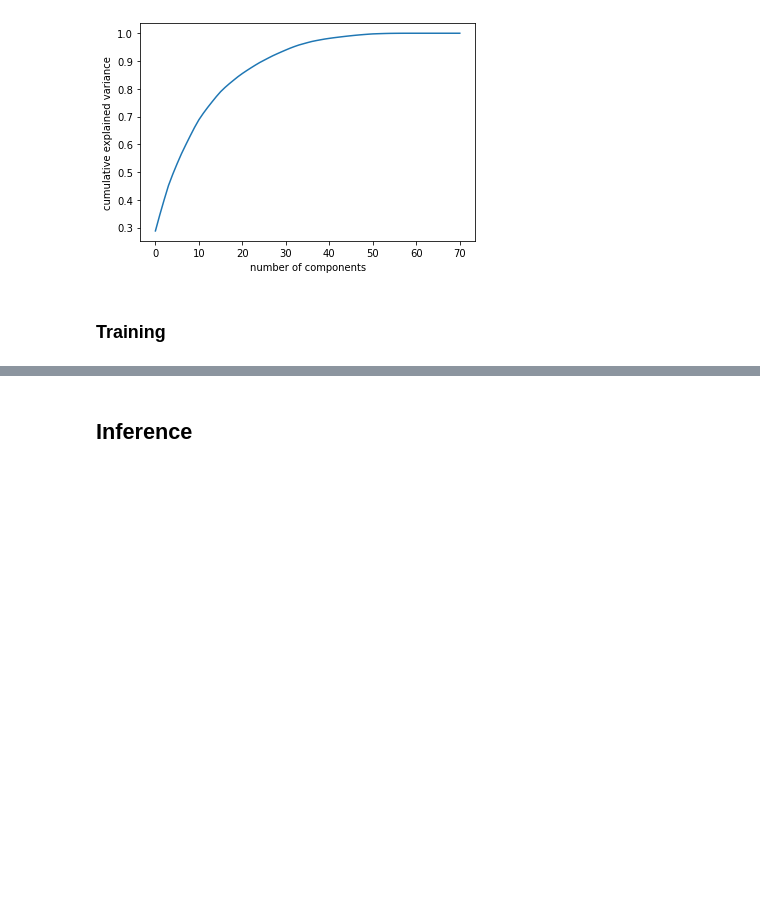
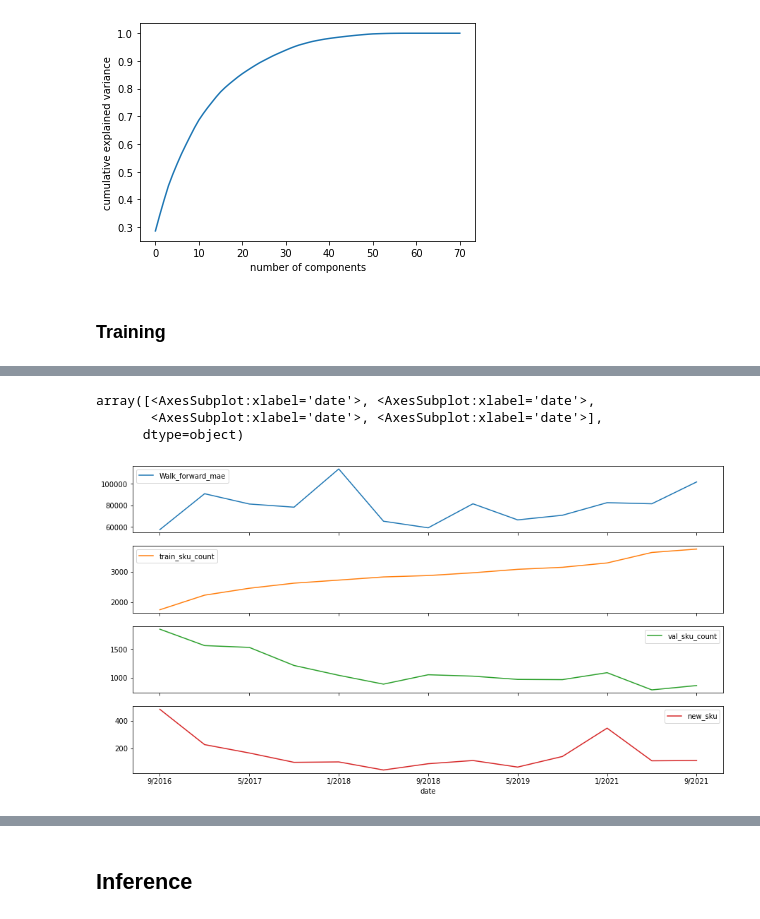
Before and after one commit to n3lly43/fossil-stock-forecasting-challenge, a Jupyter notebook: Fossil Demand Forecast Experiments.ipynb, the cells around one changed output, grey strips where cells are left out. Drawn from its saved outputs; the diff is of its cells as text; code cells hidden in the pictures; blank space fills up the shorter version.

```diff
--- a/Fossil Demand Forecast Experiments.ipynb
+++ b/Fossil Demand Forecast Experiments.ipynb
@@ -69,0 +480,11 @@ Blended MAE: 119702.23796283815
+# %%
+
+eval_df['date'] = eval_df['month'].astype(str)+'/'+eval_df['year'].astype(str)
+# exp_train = exp_train.set_index(exp_train['date'])
+
+eval_df.sort_values(['year','month']).set_index(eval_df['date']).drop(columns=['month','year']).plot(subplots=True, figsize=(15,8))
+# %% [output]
+array([<AxesSubplot:xlabel='date'>, <AxesSubplot:xlabel='date'>,
+       <AxesSubplot:xlabel='date'>, <AxesSubplot:xlabel='date'>],
+      dtype=object)
+[figure, added]
```
Also changed, not shown: parts of 40 cells of this notebook, 26 other files.
